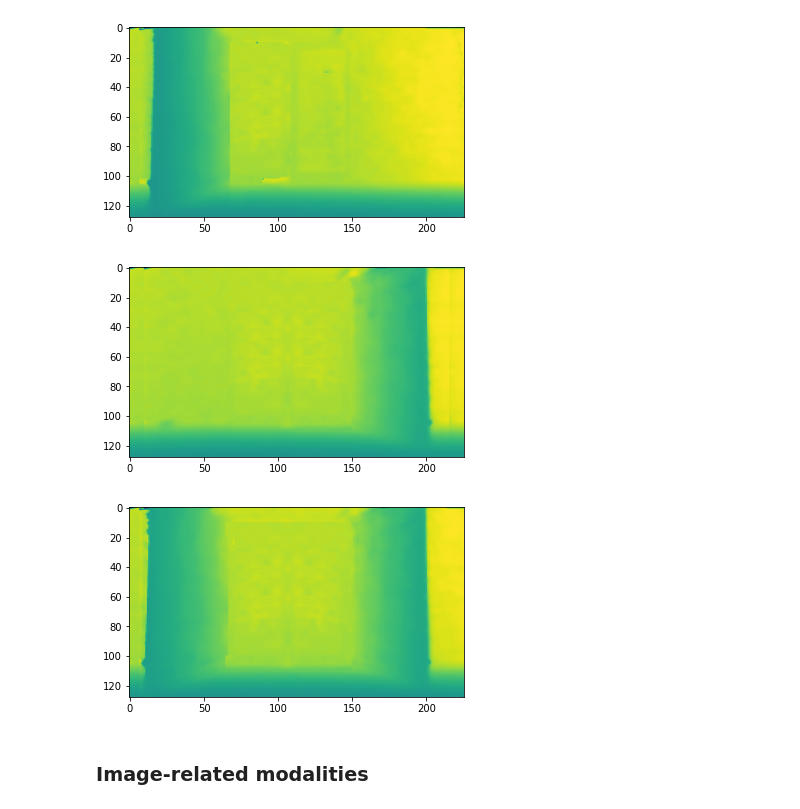
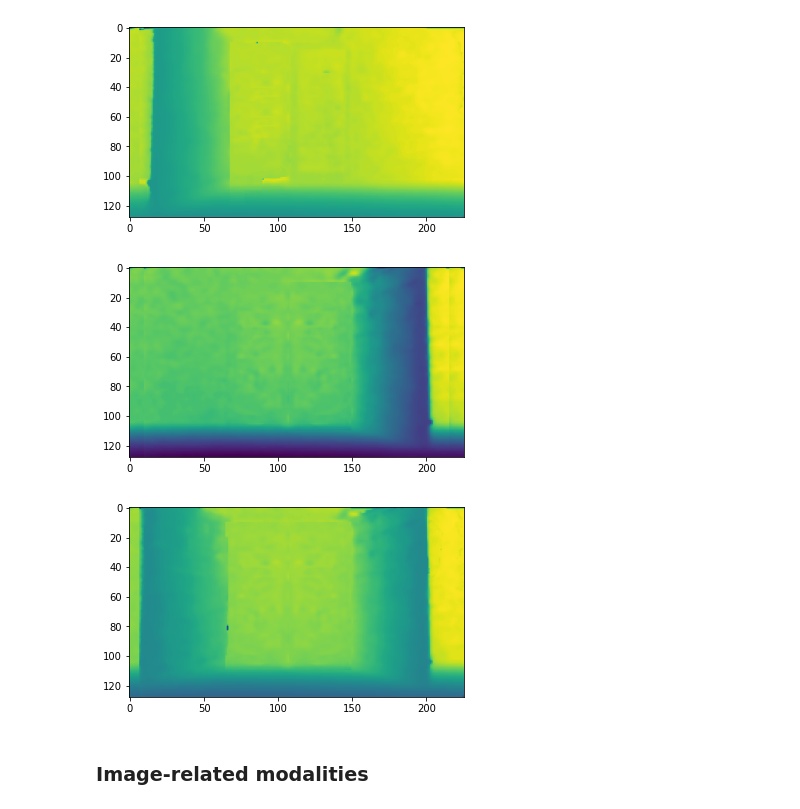
Before and after one commit to MilkywayCocktail/CSI-python, a Jupyter notebook: Door_dataset.ipynb, the cells around one changed output. Drawn from its saved outputs; the diff is of its cells as text; code cells hidden in the pictures.

```diff
--- a/Door_dataset.ipynb
+++ b/Door_dataset.ipynb
@@ -696,8 +698,8 @@ bags: dict = {}
 l1 = ['182921', '183051', '183536']
 l2 = ['184042', '184335', '184530']
 l3 = ['185039']
-for file in ['184335', '184530', '185039']:
+for file in {'184530'}:
 #for file in {'135314'}:
-    bags[file] = md.BagLoader(f'../dataset/Door_EXP/C605/20240805_{file}.bag')
+    bags[file] = md.BagLoader(f'../dataset/Door_EXP/C605_new/20240805_{file}.bag')
     bags[file].export_images(show=False)
 # %% [output]
@@ -711,16 +708,18 @@ KeyboardInterrupt:
 # %%
-cur = '184335'
+cur = '184530'
 def process(loader):
-    #loader.reset_images()
-    loader.clear_excessive_depth(3600)
+    loader.reset_images()
+    loader.threshold_depth(3600)
+    #loader.clear_excessive_depth(3600)
     #loader.images = loader.images[1794:]
     #loader.depth_mask(tmap=env_loader.depthmask.threshold)
-    #loader.depth_mask(0.9)
-    loader.depth_mask(tmap=tr)
+    loader.depth_mask(0.9)
+    #loader.depth_mask(tmap=tt_)
     tmap = md.Raw(loader.depthmask.threshold)
     return tmap
 
 tmap_ = process(bags[cur])
 #p1 = bags[cur].images
 bags[cur].images[:,:, :20] = 0
+bags[cur].images[:,:,-20:] = 0
 browse_images(bags[cur].images)
@@ -771,13 +779,13 @@ plt.show()
 # %%
 tr = tmap_.value
 tr[:, :10] = tr[:, 10:20]
-tr[50:75, 70:110] = tr[30:55, 70:110]
+#tr[50:75, 70:110] = tr[30:55, 70:110]
 tr[10:110, 108:150] = tr[:, ::-1][10:110, 120:162]
 tr[:, -10:] = tr[:, -20:-10]
 plt.imshow(tr)
 plt.show()
 # %% [output]
-[figure, old version]
+[figure, new version]
 # %%
 tt = tmap_.value
 tt[tt==0] = tr[tt==0]
@@ -789,7 +797,7 @@ tt[100:110, 65:150] = tr[100:110, 65:150]
 plt.imshow(tt)
 plt.show()
 # %% [output]
-[figure, old version]
+[figure, new version]
 # %% [markdown]
 ### Image-related modalities
 # %%
```
Also changed, not shown: parts of 14 cells of this notebook, 4 other files.
